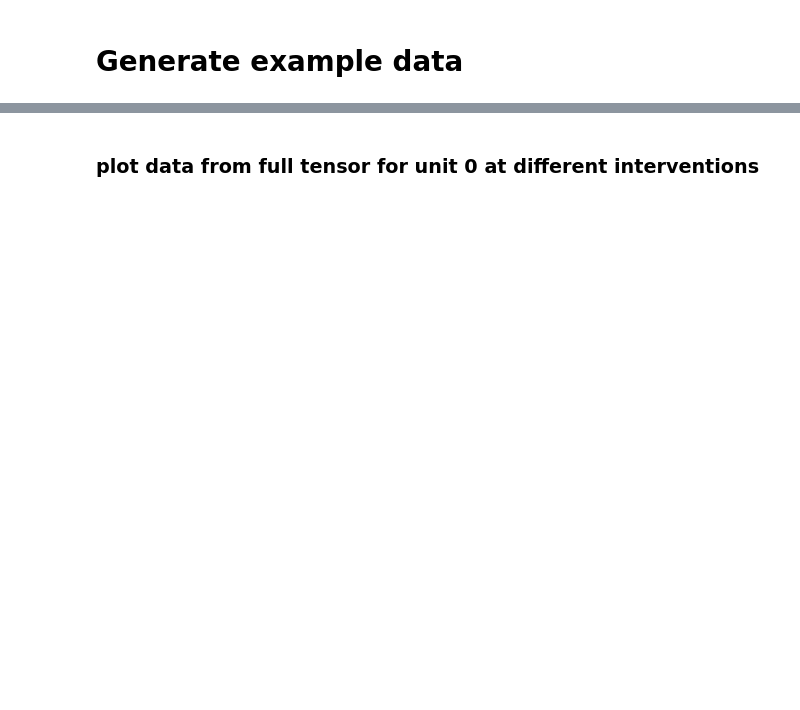
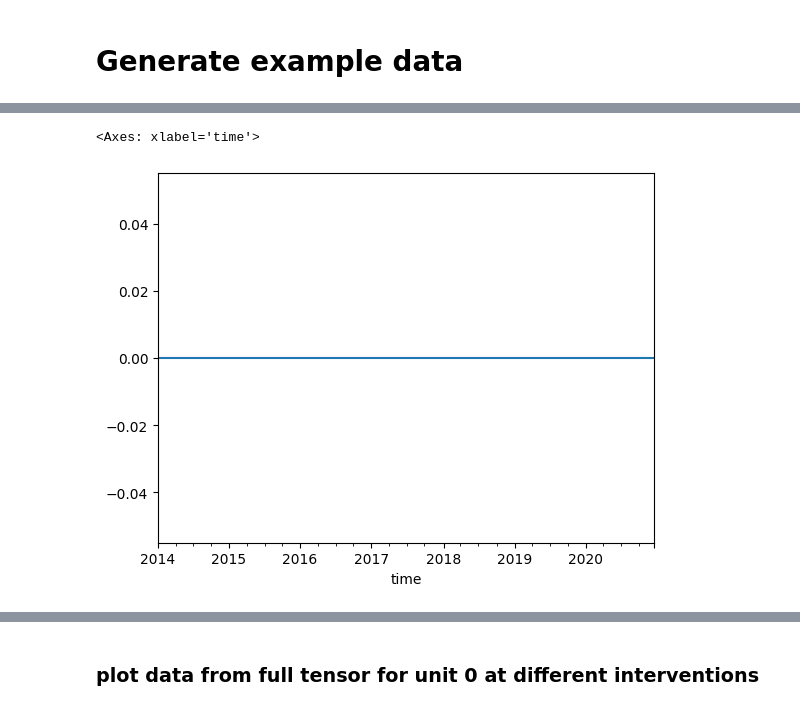
Before and after one commit to AbdullahO/What-If, a Jupyter notebook: Example/product sales/data/generate_data.ipynb, the cells around one changed output, grey strips where cells are left out. Saved outputs shown, nothing was run; the diff lists cells and outputs as text; code cells hidden in the pictures; blank space fills up the shorter version.

```diff
--- a/Example/product sales/data/generate_data.ipynb
+++ b/Example/product sales/data/generate_data.ipynb
@@ -103,0 +117,8 @@ df_ss
+# %%
+df_ss.index = df_ss.time
+
+unit = 9
+df_ss.loc[df_ss.unit_id == unit, 'intervention'].plot()
+# %% [output]
+<Axes: xlabel='time'>
+[figure, added]
```
Also changed, not shown: parts of 12 cells of this notebook, 14 other files.
